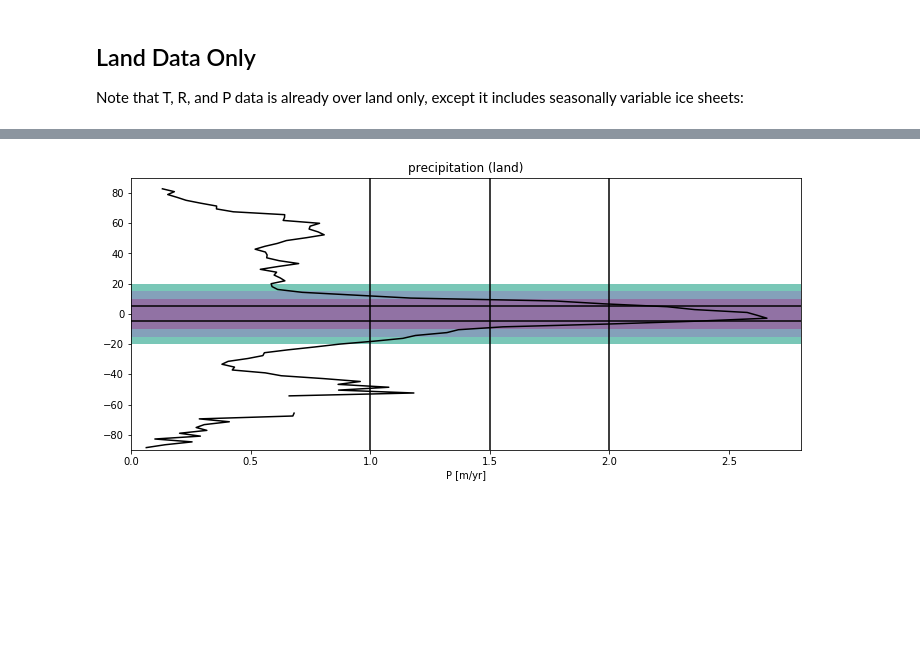
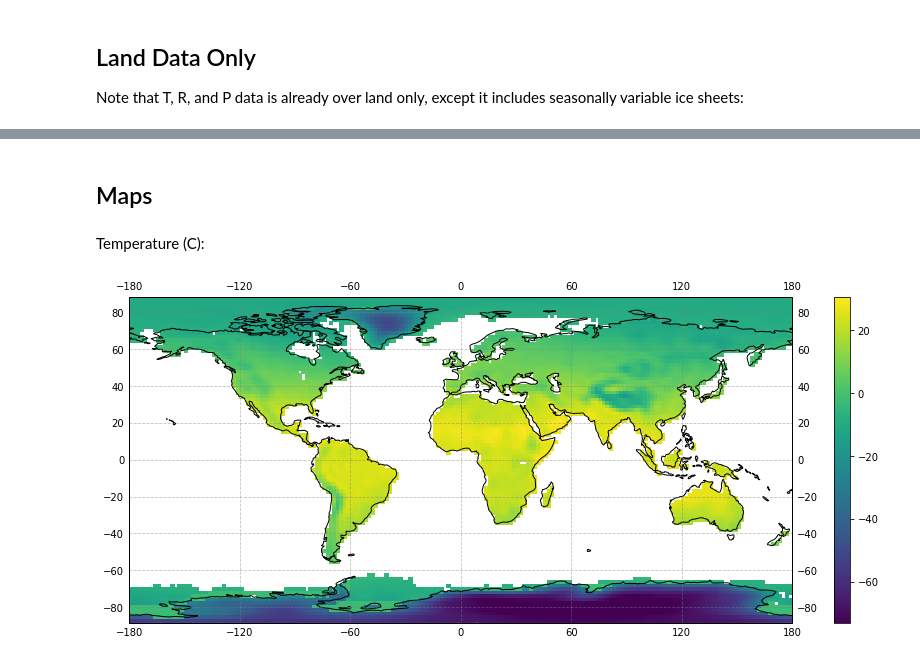
Before and after one commit to Swanson-Hysell-Group/2020_large_igneous_provinces, a Jupyter notebook: Code/Tropical_Rain_Belt.ipynb, the cells around one changed output, grey strips where cells are left out. Cells and saved outputs as stored; diff of their text form; code cells hidden in the pictures; blank space fills up the shorter version.

```diff
--- a/Code/Tropical_Rain_Belt.ipynb
+++ b/Code/Tropical_Rain_Belt.ipynb
@@ -208,27 +295,49 @@ plt.show(fig)
-# %%
-fig, ax = plt.subplots(nrows=1, ncols=1, figsize=(12,5))
-
-degrees_10 = patches.Rectangle((-10,-10),40,20,edgecolor='none',alpha=0.6,facecolor='#481567')
-degrees_15_low = patches.Rectangle((-10,-15),40,5,edgecolor='none',alpha=0.6,facecolor='#33638D')
-degrees_15_high = patches.Rectangle((-10,10),40,5,edgecolor='none',alpha=0.6,facecolor='#33638D')
-degrees_20_low = patches.Rectangle((-10,-20),40,5,edgecolor='none',alpha=0.6,facecolor='#20A387')
-degrees_20_high = patches.Rectangle((-10,15),40,5,edgecolor='none',alpha=0.6,facecolor='#20A387')
-ax.add_patch(degrees_10)
-ax.add_patch(degrees_15_low)
-ax.add_patch(degrees_15_high)
-ax.add_patch(degrees_20_low)
-ax.add_patch(degrees_20_high)
-ax.plot(Pland_zonal_means,T_nc.variables['lat'],color='black')
-ax.set_xlabel('P [m/yr]')
-ax.set_ylim([-90, 90])
-ax.set_xlim([0, 2.8])
-ax.set_title('precipitation (land)')
-plt.vlines(1,-90,90)
-plt.vlines(1.5,-90,90)
-plt.vlines(2,-90,90)
-plt.hlines(-5,0,2.8)
-plt.hlines(5,0,2.8)
-
-plt.show(fig)
-# %% [output]
-[figure, removed]
+# %% [markdown]
+## Maps
+# %%
+def plot_z(lat, lon, z, coastlines=False, output=False, colormap='viridis'):
+    """
+    Plot data.
+
+    Parameters
+    ----------
+    lat : latitude vector
+    lon : longitude vector
+    z : data array
+    coastlines : if True, plot modern coastlines. Default False.
+    output : if True, return figure and axis handles
+    """
+    #wrap the longitude vector around an arbitary point in order to fix non-plotting issue on date line
+    wrapped_lon = np.concatenate([lon[5:],lon[:5]])
+    wrapped_z = np.concatenate([z[:,5:],z[:,:5]],1)
+
+    fig = plt.figure(figsize=(15,6))
+
+    ax = plt.subplot(1,1,1, projection=ccrs.PlateCarree())
+    if coastlines:
+        ax.coastlines()
+    ax.gridlines(crs=ccrs.PlateCarree(), draw_labels=True,
+                 color='gray', alpha=0.5, linestyle='--')
+
+    im = ax.pcolormesh(wrapped_lon, lat, wrapped_z, transform=ccrs.PlateCarree())
+    im = ax.pcolormesh(lon, lat, z, transform=ccrs.PlateCarree())
+    fig.colorbar(im, ax=ax)
+
+    if output!=False:
+        return fig, ax
+# %%
+T_annual_means_nc = np.nanmean(T_nc.variables['tmp'][:,:,:].data, axis=0) - 273.15
+R_annual_means_nc = np.nanmean(R_nc.variables['runof'][:,:,:].data, axis=0)
+P_annual_means_nc = np.nanmean(P_nc.variables['prate'][:,:,:].data, axis=0) * 31536000 * 0.001
+E_annual_means_nc = np.nanmean(E_nc.variables['pevpr'][:,:,:].data, axis=0)
+
+T_annual_means_nc[T_annual_means_nc<-100] = np.nan
+R_annual_means_nc[R_annual_means_nc<-100] = np.nan
+P_annual_means_nc[P_annual_means_nc<-100] = np.nan
+E_annual_means_nc[E_annual_means_nc<-100] = np.nan
+# %% [markdown]
+Temperature (C):
+# %%
+plot_z(T_nc.variables['lat'], T_nc.variables['lon'], T_annual_means_nc, coastlines=True)
+# %% [output]
+[figure, added]
```
Also changed, not shown: parts of 17 cells of this notebook, 1 other file.
